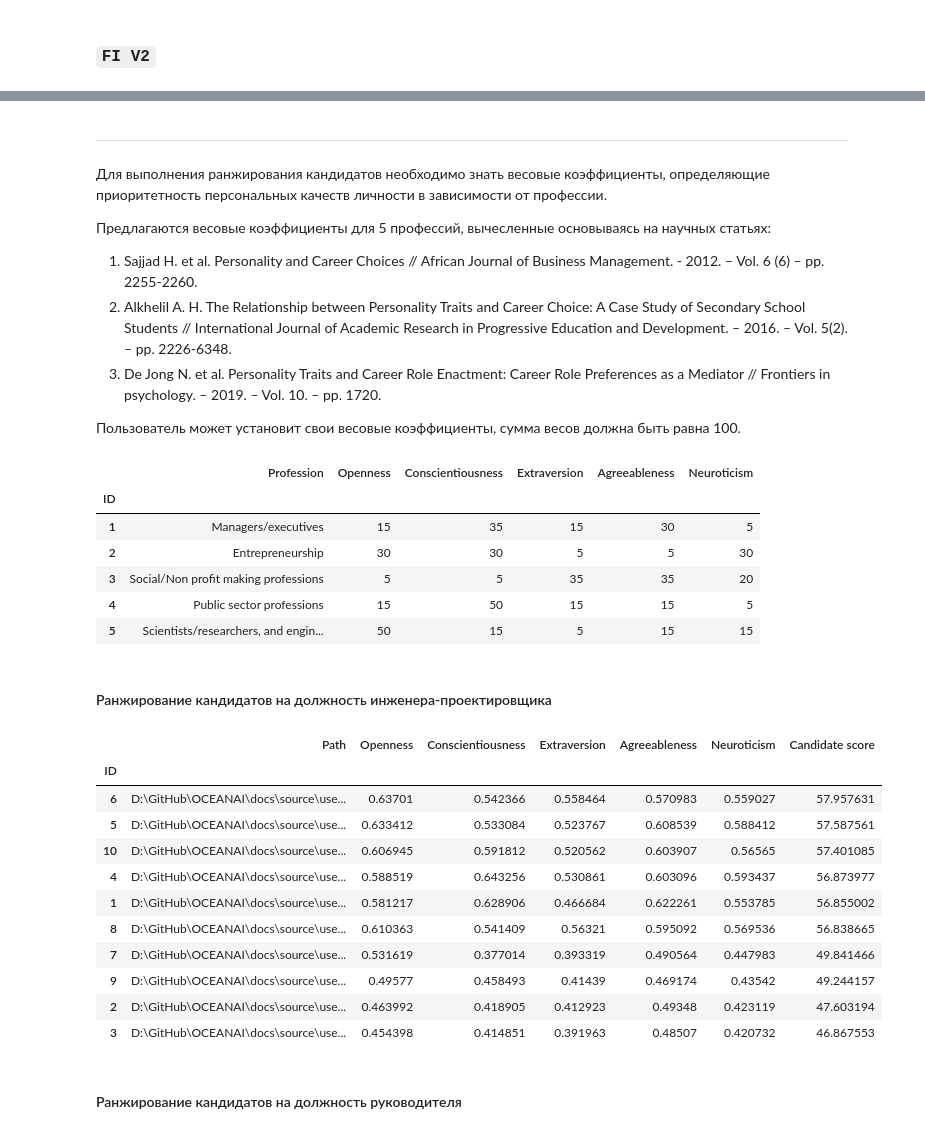
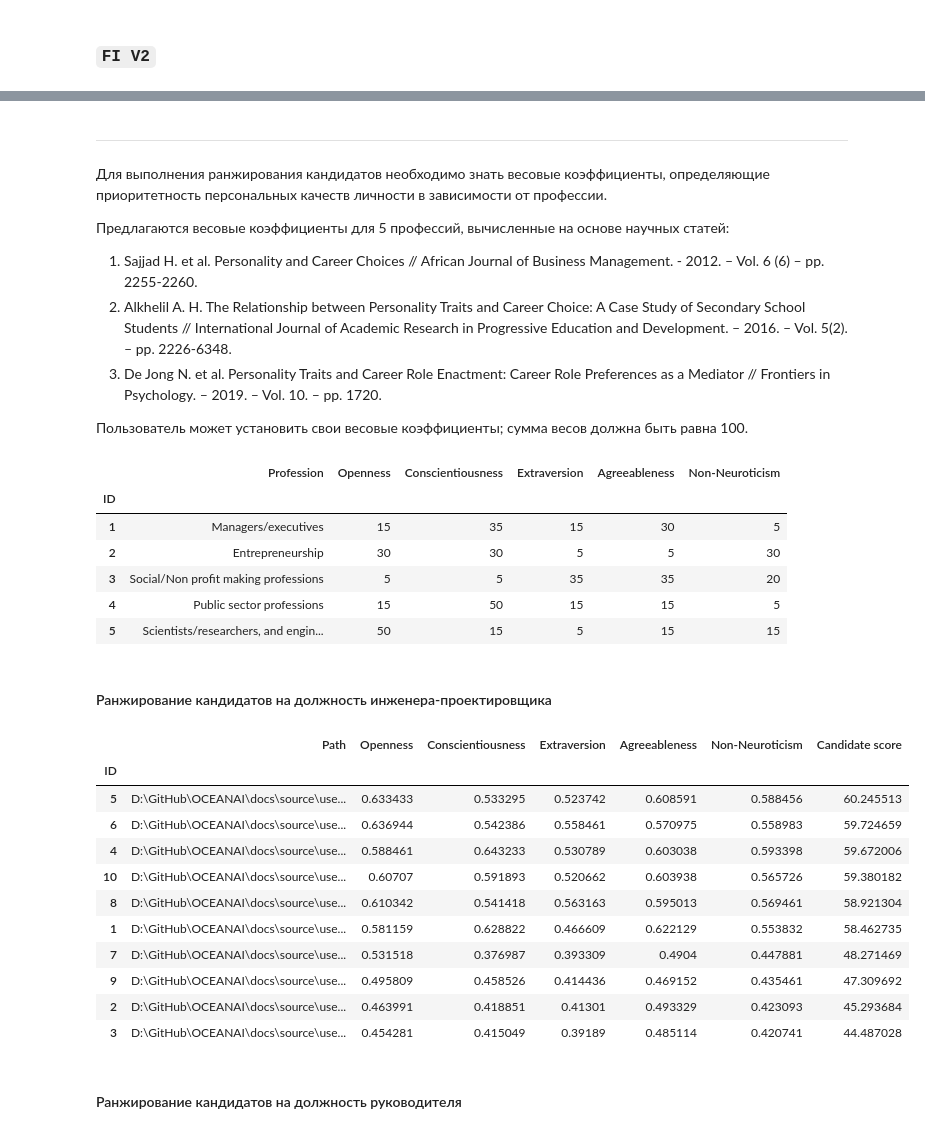
Before and after one commit to aimclub/OCEANAI, a Jupyter notebook: docs/source/user_guide/notebooks/Pipeline_practical_task_1.ipynb, the cells around one changed output, grey strips where cells are left out. Drawn from its saved outputs; the diff is of its cells as text; code cells hidden in the pictures.

```diff
--- a/docs/source/user_guide/notebooks/Pipeline_practical_task_1.ipynb
+++ b/docs/source/user_guide/notebooks/Pipeline_practical_task_1.ipynb
@@ -149,16 +149,16 @@ True
 
 Для выполнения ранжирования кандидатов необходимо знать весовые коэффициенты, определяющие приоритетность персональных качеств личности в зависимости от профессии.
 
-Предлагаются весовые коэффициенты для 5 профессий, вычесленные основываясь на научных статьях:
+Предлагаются весовые коэффициенты для 5 профессий, вычисленные на основе научных статей:
 
 1) Sajjad H. et al. Personality and Career Choices // African Journal of Business Management. - 2012. – Vol. 6 (6) – pp. 2255-2260.
 2) Alkhelil A. H. The Relationship between Personality Traits and Career Choice: A Case Study of Secondary School Students // International Journal of Academic Research in Progressive Education and Development. – 2016. – Vol. 5(2). – pp. 2226-6348.
-3) De Jong N. et al. Personality Traits and Career Role Enactment: Career Role Preferences as a Mediator // Frontiers in psychology. – 2019. – Vol. 10. – pp. 1720.
+3) De Jong N. et al. Personality Traits and Career Role Enactment: Career Role Preferences as a Mediator // Frontiers in Psychology. – 2019. – Vol. 10. – pp. 1720.
 
-Пользователь может установит свои весовые коэффициенты, сумма весов должна быть равна 100.
+Пользователь может установить свои весовые коэффициенты; сумма весов должна быть равна 100.
 # %%
 # Загрузка датафрейма с весовыми коэффициентами
-url = 'https://download.sberdisk.ru/download/file/429714820?token=M7fLsRLWvQH39ka&filename=traits_priority_for_professions.csv'
+url = 'https://download.sberdisk.ru/download/file/478675798?token=fF5fNZVpthQlEV0&filename=traits_priority_for_professions.csv'
 traits_priority_for_professions = pd.read_csv(url)
 
 traits_priority_for_professions.index.name = 'ID'
@@ -167,7 +167,7 @@ traits_priority_for_professions.index = traits_priority_for_professions.index.ma
 
 traits_priority_for_professions
 # %% [output]
-|  | Profession | Openness | Conscientiousness | Extraversion | Agreeableness | Neuroticism |
+|  | Profession | Openness | Conscientiousness | Extraversion | Agreeableness | Non-Neuroticism |
 | ID |  |  |  |  |  |  |
 | 1 | Managers/executives | 15 | 35 | 15 | 30 | 5 |
 | 2 | Entrepreneurship | 30 | 30 | 5 | 5 | 30 |
@@ -179,31 +179,31 @@ traits_priority_for_professions
 # %%
 weights = traits_priority_for_professions.iloc[4].values[1:]
 weights = list(map(int, weights))
 
 _b5._candidate_ranking(
     weigths_openness = weights[0],
     weigths_conscientiousness = weights[1],
     weigths_extraversion = weights[2],
     weigths_agreeableness = weights[3],
-    weigths_neuroticism = weights[4],
+    weigths_non_neuroticism = weights[4],
     out = False
 )
 
-_b5._save_logs(df = _b5.df_files_ranking_, name = 'candidate_ranking_engineers', out = True)
+_b5._save_logs(df = _b5.df_files_ranking_, name = 'engineer_candidate_ranking_fi_en', out = True)
 
 _b5.df_files_ranking_
 # %% [output]
-|  | Path | Openness | Conscientiousness | Extraversion | Agreeableness | Neuroticism | Candidate score |
+|  | Path | Openness | Conscientiousness | Extraversion | Agreeableness | Non-Neuroticism | Candidate score |
 | ID |  |  |  |  |  |  |  |
-| 6 | D:\GitHub\OCEANAI\docs\source\use... | 0.63701 | 0.542366 | 0.558464 | 0.570983 | 0.559027 | 57.957631 |
-| 5 | D:\GitHub\OCEANAI\docs\source\use... | 0.633412 | 0.533084 | 0.523767 | 0.608539 | 0.588412 | 57.587561 |
-| 10 | D:\GitHub\OCEANAI\docs\source\use... | 0.606945 | 0.591812 | 0.520562 | 0.603907 | 0.56565 | 57.401085 |
-| 4 | D:\GitHub\OCEANAI\docs\source\use... | 0.588519 | 0.643256 | 0.530861 | 0.603096 | 0.593437 | 56.873977 |
-| 1 | D:\GitHub\OCEANAI\docs\source\use... | 0.581217 | 0.628906 | 0.466684 | 0.622261 | 0.553785 | 56.855002 |
-| 8 | D:\GitHub\OCEANAI\docs\source\use... | 0.610363 | 0.541409 | 0.56321 | 0.595092 | 0.569536 | 56.838665 |
-| 7 | D:\GitHub\OCEANAI\docs\source\use... | 0.531619 | 0.377014 | 0.393319 | 0.490564 | 0.447983 | 49.841466 |
-| 9 | D:\GitHub\OCEANAI\docs\source\use... | 0.49577 | 0.458493 | 0.41439 | 0.469174 | 0.43542 | 49.244157 |
-| 2 | D:\GitHub\OCEANAI\docs\source\use... | 0.463992 | 0.418905 | 0.412923 | 0.49348 | 0.423119 | 47.603194 |
-| 3 | D:\GitHub\OCEANAI\docs\source\use... | 0.454398 | 0.414851 | 0.391963 | 0.48507 | 0.420732 | 46.867553 |
+| 5 | D:\GitHub\OCEANAI\docs\source\use... | 0.633433 | 0.533295 | 0.523742 | 0.608591 | 0.588456 | 60.245513 |
+| 6 | D:\GitHub\OCEANAI\docs\source\use... | 0.636944 | 0.542386 | 0.558461 | 0.570975 | 0.558983 | 59.724659 |
+| 4 | D:\GitHub\OCEANAI\docs\source\use... | 0.588461 | 0.643233 | 0.530789 | 0.603038 | 0.593398 | 59.672006 |
+| 10 | D:\GitHub\OCEANAI\docs\source\use... | 0.60707 | 0.591893 | 0.520662 | 0.603938 | 0.565726 | 59.380182 |
+| 8 | D:\GitHub\OCEANAI\docs\source\use... | 0.610342 | 0.541418 | 0.563163 | 0.595013 | 0.569461 | 58.921304 |
+| 1 | D:\GitHub\OCEANAI\docs\source\use... | 0.581159 | 0.628822 | 0.466609 | 0.622129 | 0.553832 | 58.462735 |
+| 7 | D:\GitHub\OCEANAI\docs\source\use... | 0.531518 | 0.376987 | 0.393309 | 0.4904 | 0.447881 | 48.271469 |
+| 9 | D:\GitHub\OCEANAI\docs\source\use... | 0.495809 | 0.458526 | 0.414436 | 0.469152 | 0.435461 | 47.309692 |
+| 2 | D:\GitHub\OCEANAI\docs\source\use... | 0.463991 | 0.418851 | 0.41301 | 0.493329 | 0.423093 | 45.293684 |
+| 3 | D:\GitHub\OCEANAI\docs\source\use... | 0.454281 | 0.415049 | 0.39189 | 0.485114 | 0.420741 | 44.487028 |
 # %% [markdown]
 #### Ранжирование кандидатов на должность руководителя
```
Also changed, not shown: parts of 27 cells of this notebook, 22 other files.
